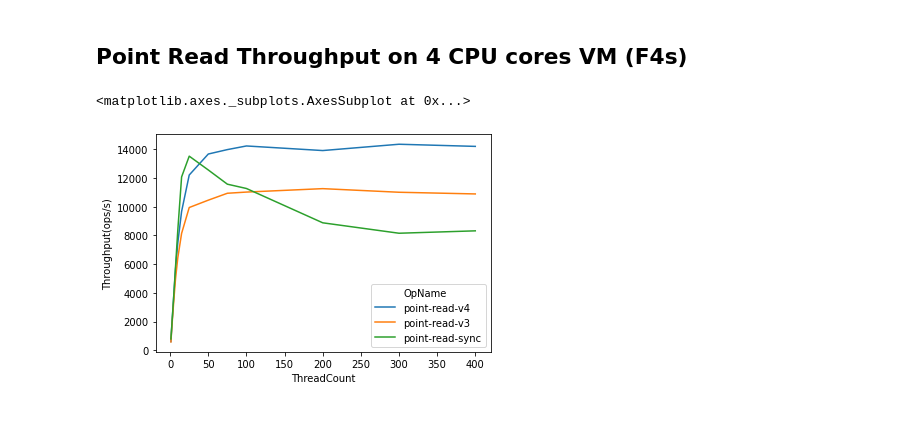
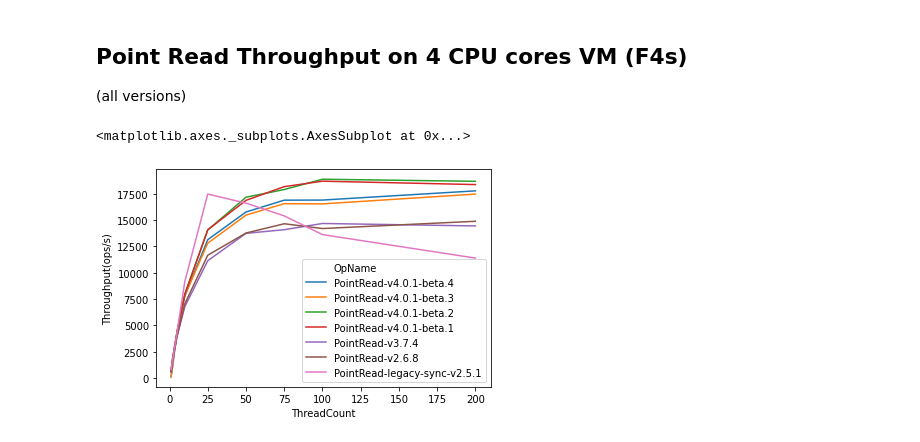
Before and after one commit to aravind-work/cosmosdb-benchmark-runner, a Jupyter notebook: PointRead-perf.ipynb, the cells around one changed output. Cells and saved outputs as stored; diff of their text form; code cells hidden in the pictures.

Commit message:
latest point read pef

```diff
--- a/PointRead-perf.ipynb
+++ b/PointRead-perf.ipynb
@@ -32,8 +33,9 @@ Adobe has two workflows point-read and read-many query
 # %% [markdown]
 ## Point Read Throughput on 4 CPU cores VM (F4s)
+(all versions)
 # %%
-point_read_f4s = pd.read_csv('notebooks/20200214-adobe/f4s/point-read.csv', skipinitialspace=True)
-sns.lineplot(x='ThreadCount', y ='Throughput(ops/s)', hue='OpName', data=(point_read_f4s[(point_read_f4s.ThreadCount < 500) & (point_read_f4s.ThreadCount > 0)]))
+point_read_f4s = pd.read_csv('notebooks/20200605/f4/benchmark-results.csv', skipinitialspace=True)
+sns.lineplot(x='ThreadCount', y ='Throughput(ops/s)', hue='OpName', data=(point_read_f4s[(point_read_f4s.ThreadCount < 300) & (point_read_f4s.ThreadCount > 0) ]))
 # %% [output]
 <matplotlib.axes._subplots.AxesSubplot at 0x...>
-[figure, old version]
+[figure, new version]
```
Also changed, not shown: parts of 8 cells of this notebook.
